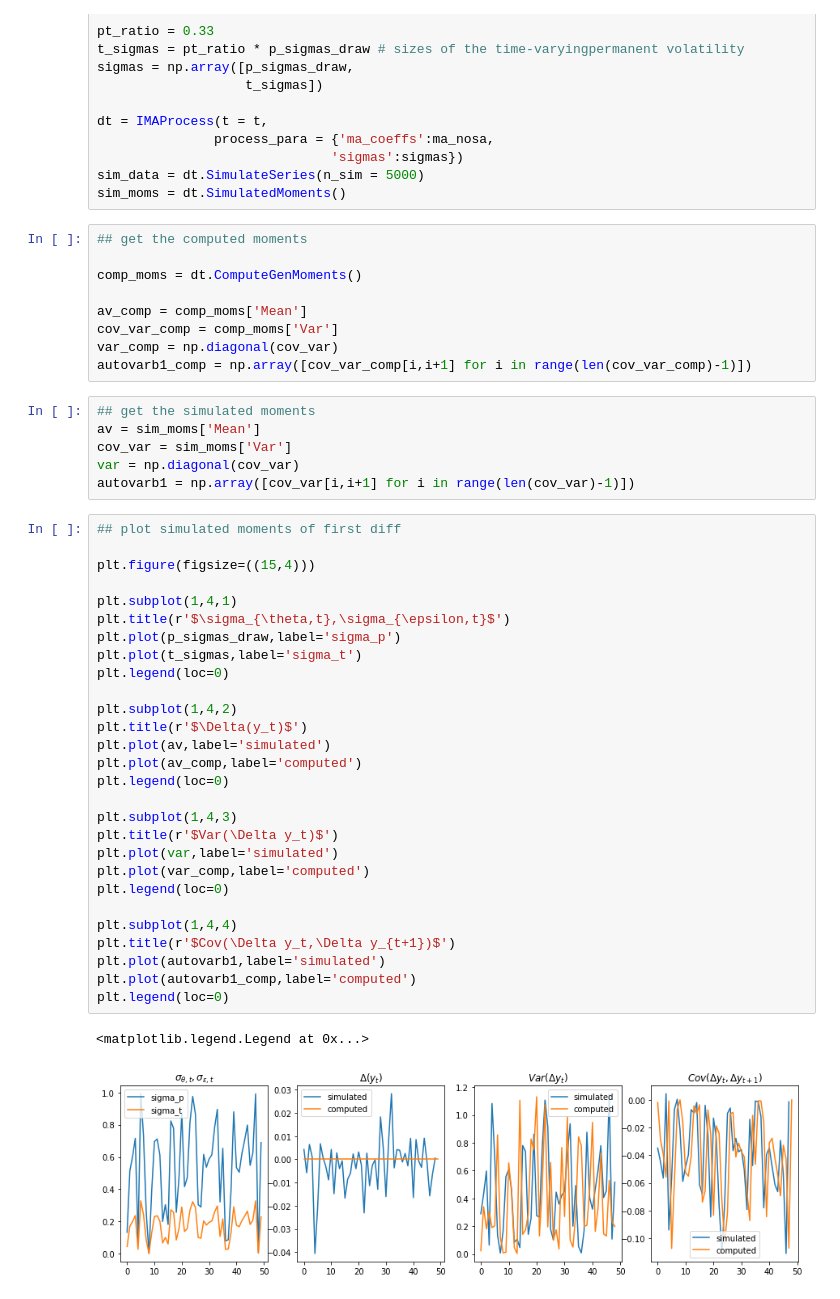
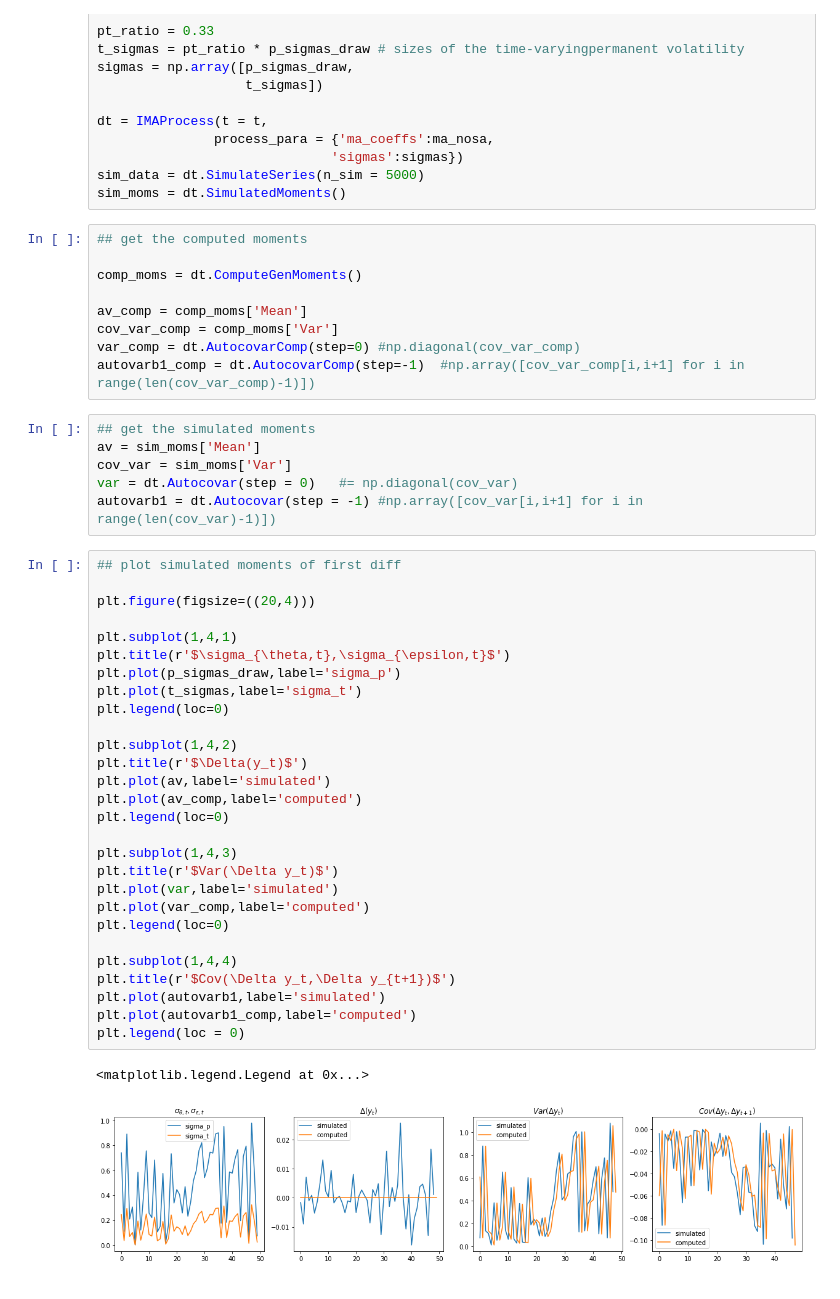
Before and after one commit to iworld1991/IncExpProject, a Jupyter notebook: WorkingFolder/PythonCode/IncomeRisksEst.ipynb, the cells around one changed output. Drawn from its saved outputs; the diff is of its cells as text.

```diff
--- a/WorkingFolder/PythonCode/IncomeRisksEst.ipynb
+++ b/WorkingFolder/PythonCode/IncomeRisksEst.ipynb
@@ -184,45 +241,45 @@ comp_moms = dt.ComputeGenMoments()
 
 av_comp = comp_moms['Mean']
 cov_var_comp = comp_moms['Var']
-var_comp = np.diagonal(cov_var)
-autovarb1_comp = np.array([cov_var_comp[i,i+1] for i in range(len(cov_var_comp)-1)])
+var_comp = dt.AutocovarComp(step=0) #np.diagonal(cov_var_comp)
+autovarb1_comp = dt.AutocovarComp(step=-1)  #np.array([cov_var_comp[i,i+1] for i in range(len(cov_var_comp)-1)])
 # %%
 ## get the simulated moments
 av = sim_moms['Mean']
 cov_var = sim_moms['Var']
-var = np.diagonal(cov_var)
-autovarb1 = np.array([cov_var[i,i+1] for i in range(len(cov_var)-1)])
+var = dt.Autocovar(step = 0)   #= np.diagonal(cov_var)
+autovarb1 = dt.Autocovar(step = -1) #np.array([cov_var[i,i+1] for i in range(len(cov_var)-1)])
 # %%
 ## plot simulated moments of first diff
 
-plt.figure(figsize=((15,4)))
+plt.figure(figsize=((20,4)))
 
 plt.subplot(1,4,1)
 plt.title(r'$\sigma_{\theta,t},\sigma_{\epsilon,t}$')
 plt.plot(p_sigmas_draw,label='sigma_p')
 plt.plot(t_sigmas,label='sigma_t')
 plt.legend(loc=0)
 
 plt.subplot(1,4,2)
 plt.title(r'$\Delta(y_t)$')
 plt.plot(av,label='simulated')
 plt.plot(av_comp,label='computed')
 plt.legend(loc=0)
 
 plt.subplot(1,4,3)
 plt.title(r'$Var(\Delta y_t)$')
 plt.plot(var,label='simulated')
 plt.plot(var_comp,label='computed')
 plt.legend(loc=0)
 
 plt.subplot(1,4,4)
 plt.title(r'$Cov(\Delta y_t,\Delta y_{t+1})$')
 plt.plot(autovarb1,label='simulated')
 plt.plot(autovarb1_comp,label='computed')
-plt.legend(loc=0)
+plt.legend(loc = 0)
 # %% [output]
 <matplotlib.legend.Legend at 0x...>
-[figure, old version]
+[figure, new version]
 # %%
 ## robustness check if the transitory risks is approximately equal to the assigned level
 
```
Also changed, not shown: parts of 5 cells of this notebook, 2 other files.
